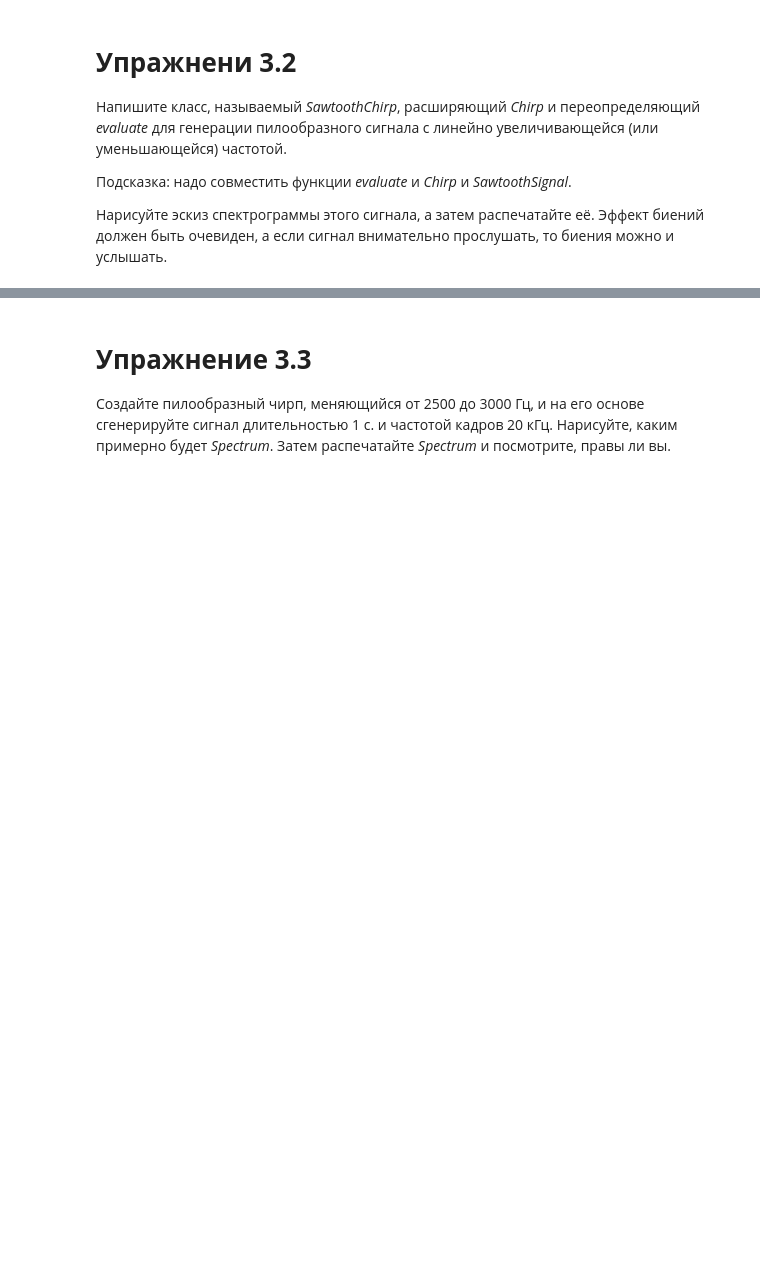
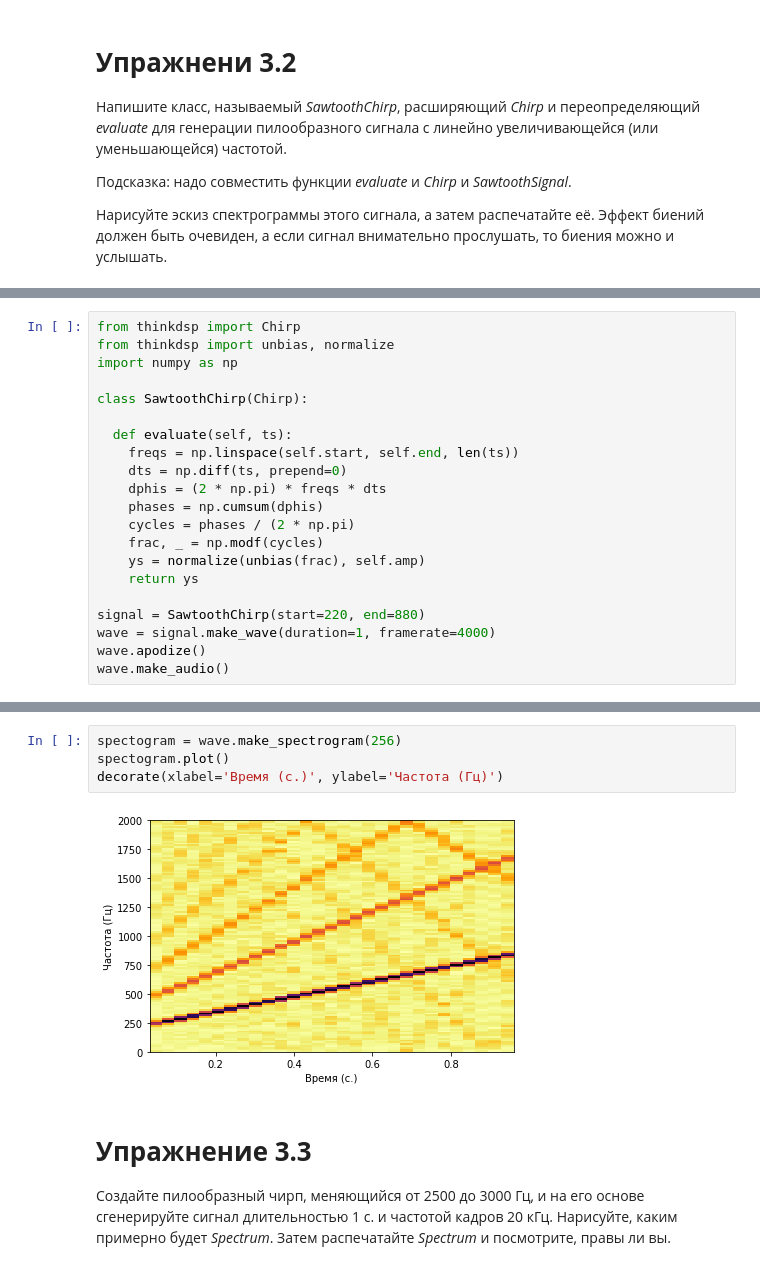
Before and after one commit to DenZhid/TelecommunicationSystemsLabs, a Jupyter notebook: Lab3.ipynb, the cells around one changed output, grey strips where cells are left out. Cells and saved outputs as stored; diff of their text form; blank space fills up the shorter version.

```diff
--- a/Lab3.ipynb
+++ b/Lab3.ipynb
@@ -23,0 +77,21 @@ if not os.path.exists('thinkdsp.py'):
+# %%
+from thinkdsp import Chirp
+from thinkdsp import unbias, normalize
+import numpy as np
+
+class SawtoothChirp(Chirp):
+
+  def evaluate(self, ts):
+    freqs = np.linspace(self.start, self.end, len(ts))
+    dts = np.diff(ts, prepend=0)
+    dphis = (2 * np.pi) * freqs * dts
+    phases = np.cumsum(dphis)
+    cycles = phases / (2 * np.pi)
+    frac, _ = np.modf(cycles)
+    ys = normalize(unbias(frac), self.amp)
+    return ys
+
+signal = SawtoothChirp(start=220, end=880)
+wave = signal.make_wave(duration=1, framerate=4000)
+wave.apodize()
+wave.make_audio()
@@ -24,3 +100,9 @@ if not os.path.exists('thinkdsp.py'):
+# %%
+spectogram = wave.make_spectrogram(256)
+spectogram.plot()
+decorate(xlabel='Время (с.)', ylabel='Частота (Гц)')
+# %% [output]
+[figure, added]
 # %% [markdown]
 # **Упражнение 3.3**
 
```
Also changed, not shown: parts of 11 cells of this notebook.
